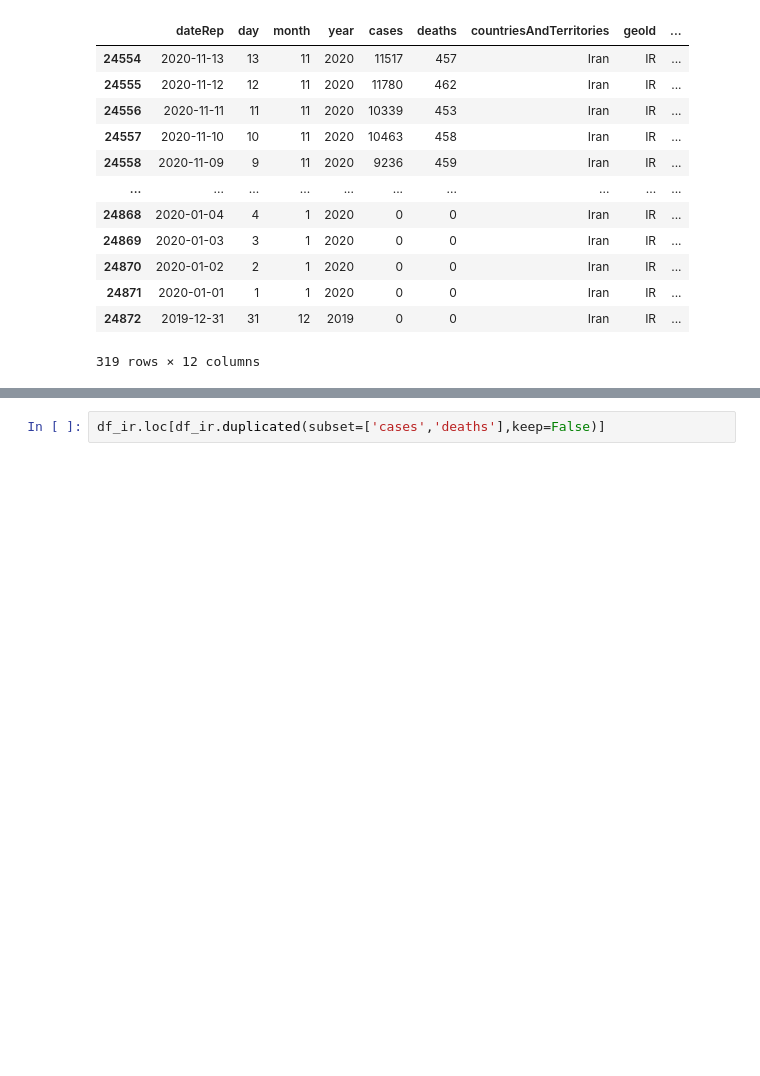
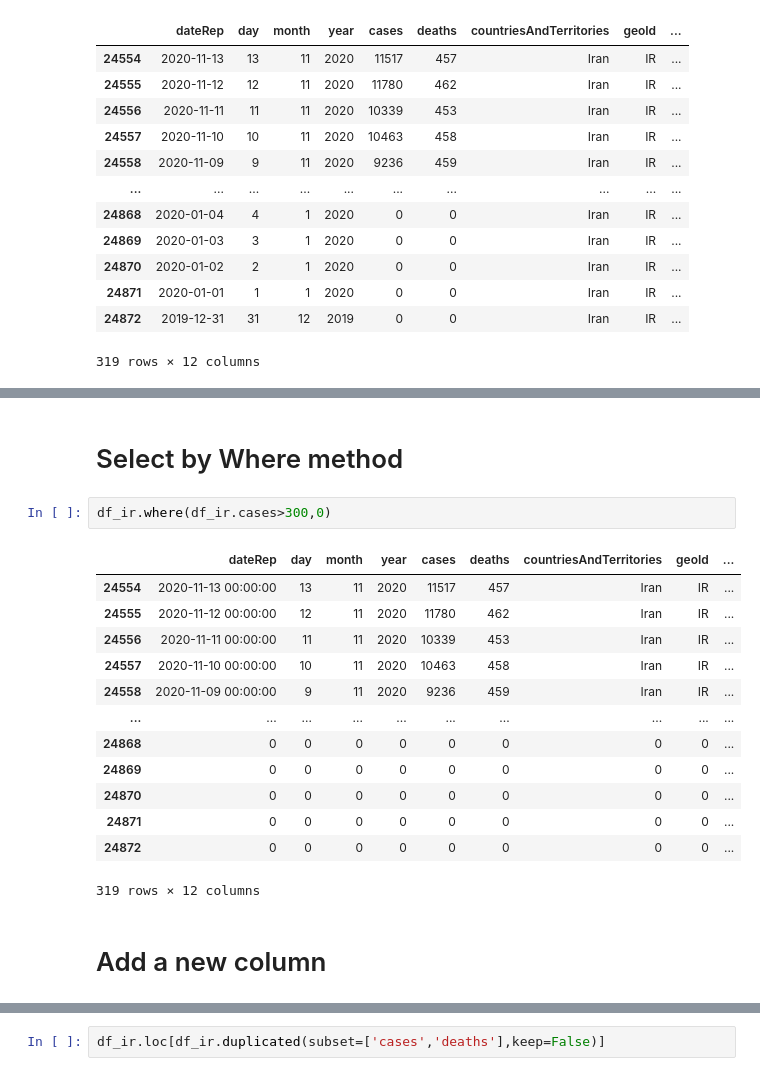
Before and after one commit to FatemeMarzani/DataAnalysis_Course, a Jupyter notebook: assessments/covid_2.ipynb, the cells around one changed output, grey strips where cells are left out. Saved outputs shown, nothing was run; the diff lists cells and outputs as text; blank space fills up the shorter version.

```diff
--- a/assessments/covid_2.ipynb
+++ b/assessments/covid_2.ipynb
@@ -104,0 +145,20 @@ df_ir
+# %% [markdown]
+# Select by Where method
+# %%
+df_ir.where(df_ir.cases>300,0)
+# %% [output]
+|  | dateRep | day | month | year | cases | deaths | countriesAndTerritories | geoId | ... |
+| 24554 | 2020-11-13 00:00:00 | 13 | 11 | 2020 | 11517 | 457 | Iran | IR | ... |
+| 24555 | 2020-11-12 00:00:00 | 12 | 11 | 2020 | 11780 | 462 | Iran | IR | ... |
+| 24556 | 2020-11-11 00:00:00 | 11 | 11 | 2020 | 10339 | 453 | Iran | IR | ... |
+| 24557 | 2020-11-10 00:00:00 | 10 | 11 | 2020 | 10463 | 458 | Iran | IR | ... |
+| 24558 | 2020-11-09 00:00:00 | 9 | 11 | 2020 | 9236 | 459 | Iran | IR | ... |
+| ... | ... | ... | ... | ... | ... | ... | ... | ... | ... |
+| 24868 | 0 | 0 | 0 | 0 | 0 | 0 | 0 | 0 | ... |
+| 24869 | 0 | 0 | 0 | 0 | 0 | 0 | 0 | 0 | ... |
+| 24870 | 0 | 0 | 0 | 0 | 0 | 0 | 0 | 0 | ... |
+| 24871 | 0 | 0 | 0 | 0 | 0 | 0 | 0 | 0 | ... |
+| 24872 | 0 | 0 | 0 | 0 | 0 | 0 | 0 | 0 | ... |
+319 rows × 12 columns
+# %% [markdown]
+# Add a new column
```
Also changed, not shown: parts of 17 cells of this notebook, 2 other files.
